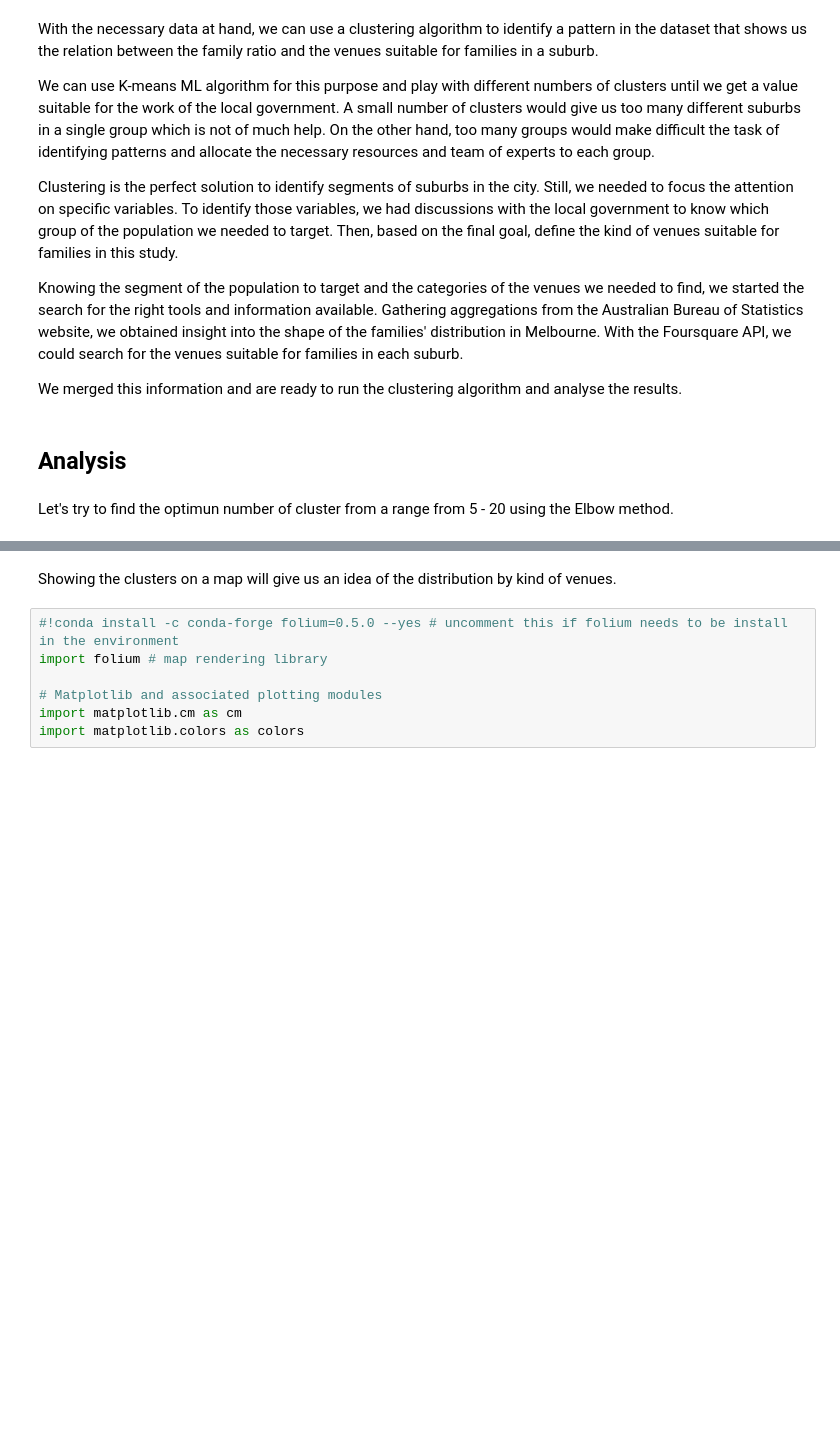
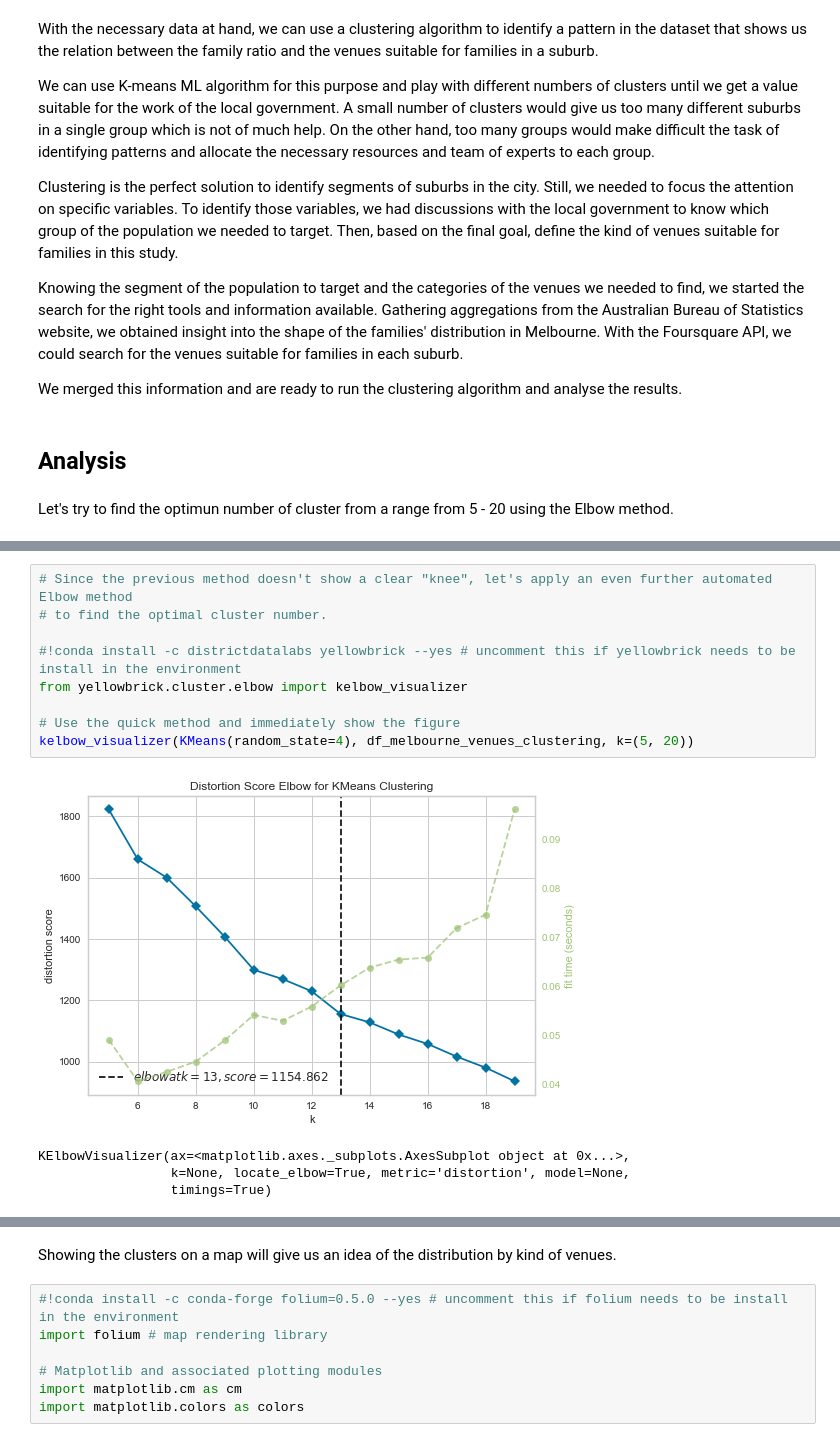
Before and after one commit to tiomno/Coursera_Capstone, a Jupyter notebook: Family-Friendly-Neighbourhoods-Melbourne.ipynb, the cells around one changed output, grey strips where cells are left out. Drawn from its saved outputs; the diff is of its cells as text; blank space fills up the shorter version.

```diff
--- a/Family-Friendly-Neighbourhoods-Melbourne.ipynb
+++ b/Family-Friendly-Neighbourhoods-Melbourne.ipynb
@@ -355 +357,15 @@ plt.show()
+# %%
+# Since the previous method doesn't show a clear "knee", let's apply an even further automated Elbow method
+# to find the optimal cluster number.
+
+#!conda install -c districtdatalabs yellowbrick --yes # uncomment this if yellowbrick needs to be install in the environment
+from yellowbrick.cluster.elbow import kelbow_visualizer
+
+# Use the quick method and immediately show the figure
+kelbow_visualizer(KMeans(random_state=4), df_melbourne_venues_clustering, k=(5, 20))
+# %% [output]
+[figure, added]
+KElbowVisualizer(ax=<matplotlib.axes._subplots.AxesSubplot object at 0x...>,
+                 k=None, locate_elbow=True, metric='distortion', model=None,
+                 timings=True)
 # %% [markdown]
```
Also changed, not shown: parts of 7 cells of this notebook.
